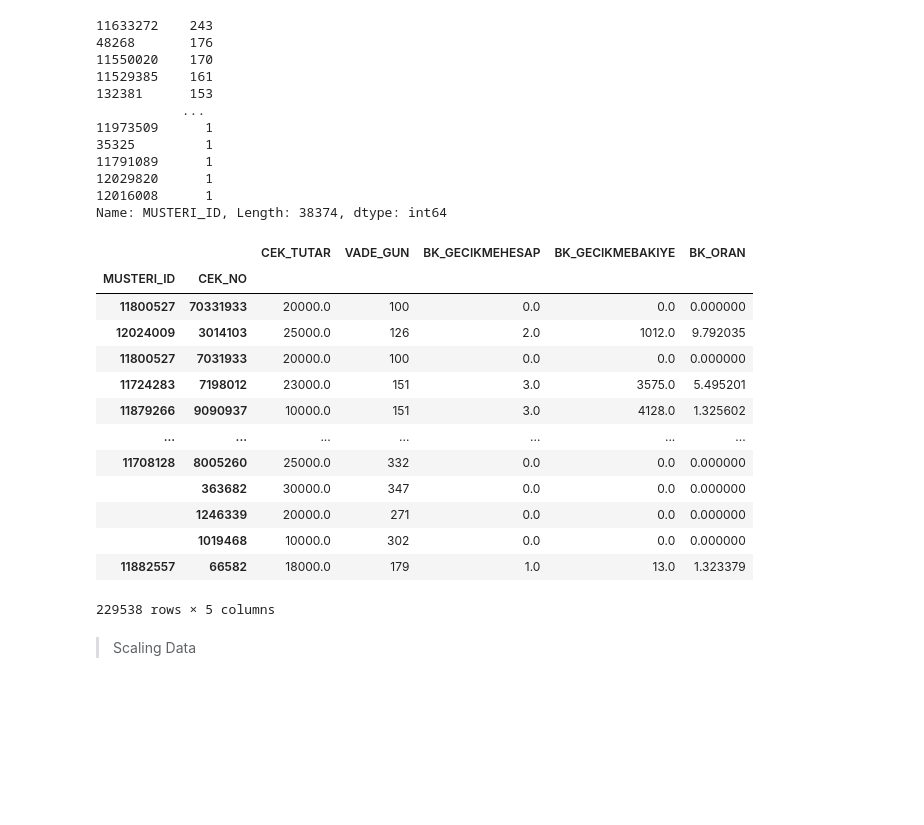
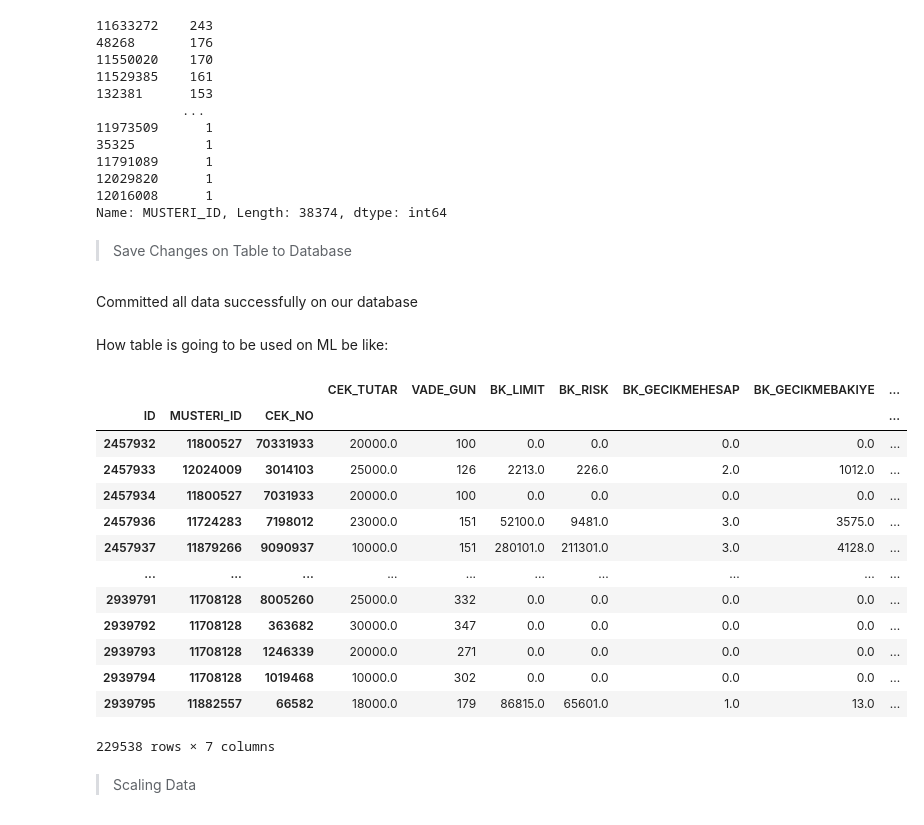
Before and after one commit to EmirhanServeren/factoring-customer-segmentation, a Jupyter notebook: segmentation.ipynb, the cells around one changed output. Cells and saved outputs as stored; diff of their text form; code cells hidden in the pictures; blank space fills up the shorter version.

Commit message:
committed with changes to database, 25.05.23T11.37

```diff
--- a/segmentation.ipynb
+++ b/segmentation.ipynb
@@ -35,9 +37,5 @@ Queries are sent with respect to the decisions given on analytics phase. G and T
 # %%
-gk_query= """SELECT MUSTERI_ID, ID, CEK_NO, CEK_TUTAR, VADE_GUN, BK_LIMIT, BK_RISK,
-            BK_GECIKMEHESAP, BK_GECIKMEBAKIYE
-            FROM dbo.dataset
-            WHERE SIRKET_TURU LIKE 'G' """
-
+gk_query= """SELECT * FROM bk_data"""
 g_company_type_df = pd.read_sql(gk_query, cnxn)
 # %%
 g_company_type_df.head(10)
@@ -297,5 +301,5 @@ WHERE [ID] = 2823497;
 # %%
 # finally, the script is executed successfully
-g_company_type_df['CEK_NO']=g_company_type_df['CEK_NO'].astype('int64')
+#g_company_type_df['CEK_NO']=g_company_type_df['CEK_NO'].astype('int64')
 # %%
 # checking uniqueness of ID
@@ -361,7 +337,7 @@ We must create a new attribute called **BK_ORAN** which is ***derived by diving
 
 *Meanwhile, must be aware of the cases where one of those attributes is equal to 0 and the other is not 0!*
 # %%
-g_company_type_df['BK_ORAN'] = 0    # creating a new column for BK_ORAN and initializing it with 0
+"""g_company_type_df['BK_ORAN'] = 0    # creating a new column for BK_ORAN and initializing it with 0
 
 # for cases of RISK and LIMIT both are not equal to 0, BK_ORAN is calculated as a ratio of LIMIT to RISK
 mask = (g_company_type_df['BK_RISK'] != 0) & (g_company_type_df['BK_LIMIT'] != 0)
@@ -377,3 +353,5 @@ g_company_type_df.loc[mask, 'BK_ORAN'] = 0.1 / g_company_type_df.loc[mask, 'BK_R
 
 mask = (g_company_type_df['BK_LIMIT'] == 0) & (g_company_type_df['BK_RISK'] == 0)
 g_company_type_df.loc[mask, 'BK_ORAN'] = 0
+
+"""
@@ -423,0 +403,2 @@ del g_company_type_df['ID']
+# %% [markdown]
+> Save Changes on Table to Database
@@ -424,21 +414,25 @@ del g_company_type_df['ID']
+# %% [markdown]
+Committed all data successfully on our database
+# %% [markdown]
+How table is going to be used on ML be like:
 # %%
 # pivoting by customers and checks
-g_company_type_df.set_index(['MUSTERI_ID','CEK_NO'])
+g_company_type_df.set_index(['ID','MUSTERI_ID','CEK_NO'])
 # %% [output]
-|  |  | CEK_TUTAR | VADE_GUN | BK_GECIKMEHESAP | BK_GECIKMEBAKIYE | BK_ORAN |
-| MUSTERI_ID | CEK_NO |  |  |  |  |  |
-| 11800527 | 70331933 | 20000.0 | 100 | 0.0 | 0.0 | 0.000000 |
-| 12024009 | 3014103 | 25000.0 | 126 | 2.0 | 1012.0 | 9.792035 |
-| 11800527 | 7031933 | 20000.0 | 100 | 0.0 | 0.0 | 0.000000 |
-| 11724283 | 7198012 | 23000.0 | 151 | 3.0 | 3575.0 | 5.495201 |
-| 11879266 | 9090937 | 10000.0 | 151 | 3.0 | 4128.0 | 1.325602 |
-| ... | ... | ... | ... | ... | ... | ... |
-| 11708128 | 8005260 | 25000.0 | 332 | 0.0 | 0.0 | 0.000000 |
-|  | 363682 | 30000.0 | 347 | 0.0 | 0.0 | 0.000000 |
-|  | 1246339 | 20000.0 | 271 | 0.0 | 0.0 | 0.000000 |
-|  | 1019468 | 10000.0 | 302 | 0.0 | 0.0 | 0.000000 |
-| 11882557 | 66582 | 18000.0 | 179 | 1.0 | 13.0 | 1.323379 |
+|  |  |  | CEK_TUTAR | VADE_GUN | BK_LIMIT | BK_RISK | BK_GECIKMEHESAP | BK_GECIKMEBAKIYE | ... |
+| ID | MUSTERI_ID | CEK_NO |  |  |  |  |  |  | ... |
+| 2457932 | 11800527 | 70331933 | 20000.0 | 100 | 0.0 | 0.0 | 0.0 | 0.0 | ... |
+| 2457933 | 12024009 | 3014103 | 25000.0 | 126 | 2213.0 | 226.0 | 2.0 | 1012.0 | ... |
+| 2457934 | 11800527 | 7031933 | 20000.0 | 100 | 0.0 | 0.0 | 0.0 | 0.0 | ... |
+| 2457936 | 11724283 | 7198012 | 23000.0 | 151 | 52100.0 | 9481.0 | 3.0 | 3575.0 | ... |
+| 2457937 | 11879266 | 9090937 | 10000.0 | 151 | 280101.0 | 211301.0 | 3.0 | 4128.0 | ... |
+| ... | ... | ... | ... | ... | ... | ... | ... | ... | ... |
+| 2939791 | 11708128 | 8005260 | 25000.0 | 332 | 0.0 | 0.0 | 0.0 | 0.0 | ... |
+| 2939792 | 11708128 | 363682 | 30000.0 | 347 | 0.0 | 0.0 | 0.0 | 0.0 | ... |
+| 2939793 | 11708128 | 1246339 | 20000.0 | 271 | 0.0 | 0.0 | 0.0 | 0.0 | ... |
+| 2939794 | 11708128 | 1019468 | 10000.0 | 302 | 0.0 | 0.0 | 0.0 | 0.0 | ... |
+| 2939795 | 11882557 | 66582 | 18000.0 | 179 | 86815.0 | 65601.0 | 1.0 | 13.0 | ... |
-229538 rows × 5 columns
+229538 rows × 7 columns
 # %% [markdown]
 > Scaling Data
 # %%
```
Also changed, not shown: parts of 16 cells of this notebook.
